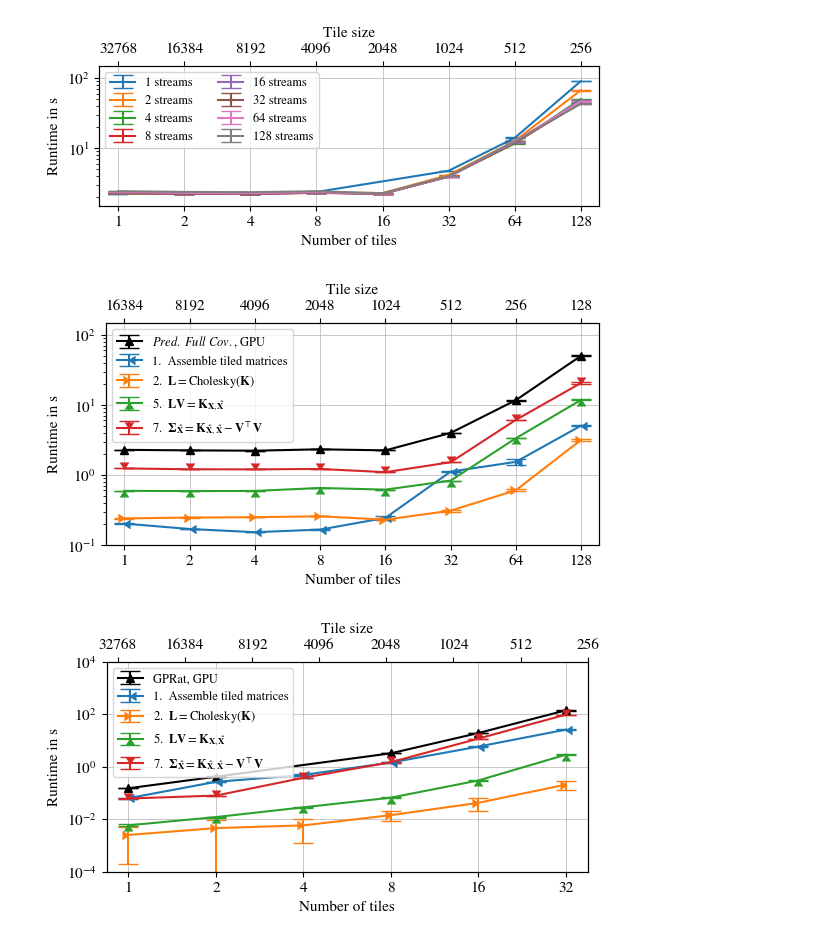
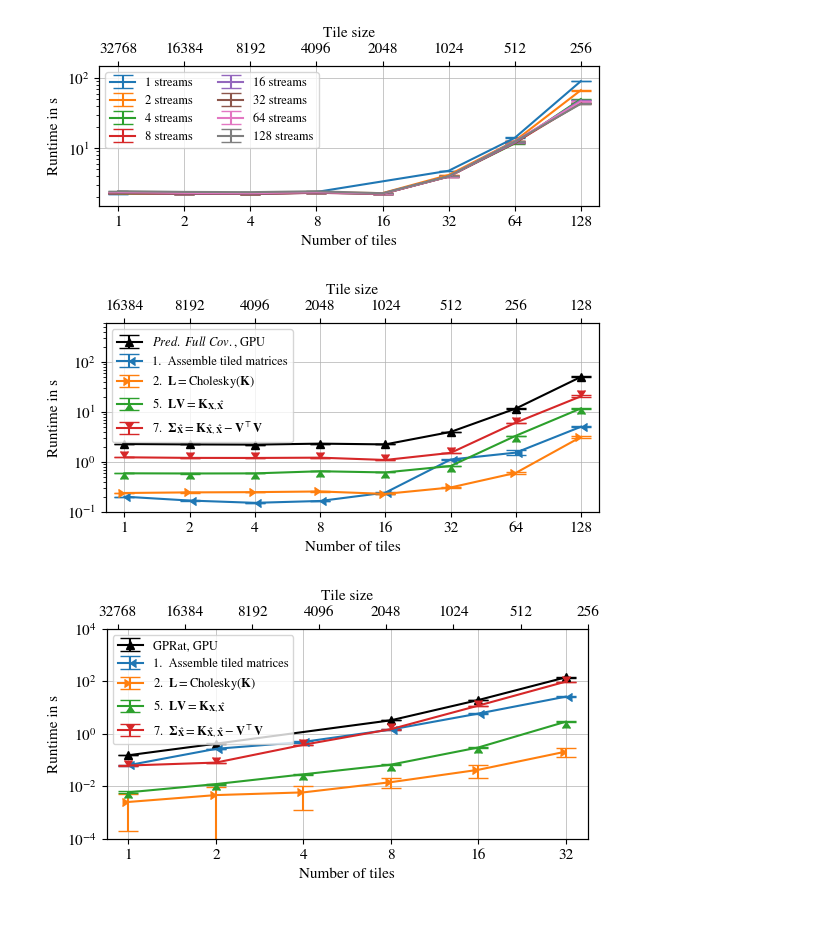
Before and after one commit to moellh/GPRat, a Jupyter notebook: X3-X4-predict-fullcov-gpu.ipynb, the cells around one changed output. Saved outputs shown, nothing was run; the diff lists cells and outputs as text; code cells hidden in the pictures.

```diff
--- a/X3-X4-predict-fullcov-gpu.ipynb
+++ b/X3-X4-predict-fullcov-gpu.ipynb
@@ -40,7 +40,7 @@ def figsize(x, y, y_log_min=1, y_log_max=1):
     y_const = 0.8417361111111112
     return (
         x + x_const,
-        (y + math.log10(y_log_max) - math.log10(y_log_min)) * 0.7 + y_const,
+        (y + math.log10(y_log_max) - math.log10(y_log_min)) * 0.5 + y_const,
     )
 
 
@@ -171,12 +171,12 @@ plt.tight_layout(pad=0.1)
 n_train = 16384
 n_streams = 4
 
-fig, ax = plt.subplots(figsize=figsize(5, 3, 1, 1.5))
+fig, ax = plt.subplots(figsize=figsize(5, 3, 1, 6))
 
 ax.set_xlabel("Number of tiles")
 ax.set_ylabel("Runtime in s")
 ax.set_xlim(0.82, 155)
-ax.set_ylim(10**-1, 1.5*10**2)
+ax.set_ylim(10**-1, 6*10**2)
 
 xticks = df_steps["n_tiles"].unique()
 tile_sizes = n_train / xticks
@@ -229,34 +229,34 @@ labels = [
     r"2.  $\mathbf{L} = \text{Cholesky}(\mathbf{K})$",
     # r"3.  $\mathbf{L\beta} = \mathbf{y}$",
     # r"4.  $\mathbf{L^\top\alpha} = \mathbf{\beta}$",
     r"5.  $\mathbf{LV} = \mathbf{K}_{\mathbf{X},\mathbf{\hat X}}$",
     # r"6.  $\mathbf{\hat y} = \mathbf{K}_{\mathbf{\hat X},\mathbf{X}}\mathbf{\alpha}$",
     r"7.  $\mathbf{\Sigma}_{\mathbf{\hat X}} = \mathbf{K}_{\mathbf{\hat X},\mathbf{\hat X}} - \mathbf{V}^\top \mathbf{V}$",
 ]
 markers = [4,5,6,7]
 
 for name, label, marker in zip(names, labels, markers):
     df_name = df_steps[
         (df_steps["name"] == name)
         & (df_steps["n_train"] == 16384)
         & (df_steps["n_test"] == 16384)
     ]
     df_name["mean"] = df_name["mean"].values
     err = utils.confidence_error(df_name, 0.95)
     ax.errorbar(
         df_name["n_tiles"],
         df_name["mean"] / 10**9,
         yerr=err / 10**9,
         # color=color,
         label=label,
         marker=marker
     )
 
 ax.legend(loc="upper left")
 fig.tight_layout(pad=0.1)
 fig.savefig("./pdf/predict-fullcov-gpu-steps.pdf")
 # %% [output]
-[figure, old version]
+[figure, new version]
 # %%
 # plot for predict fullcov steps
 
```
Also changed, not shown: parts of 1 cell of this notebook, 5 other files.
